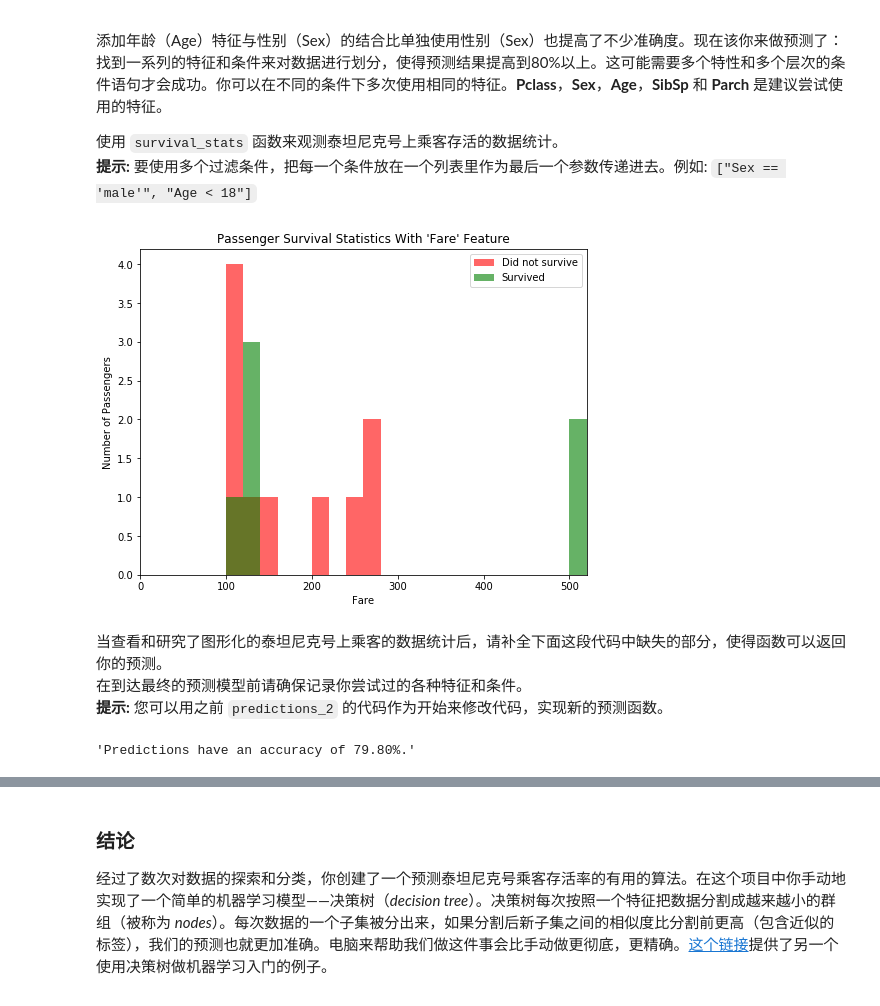
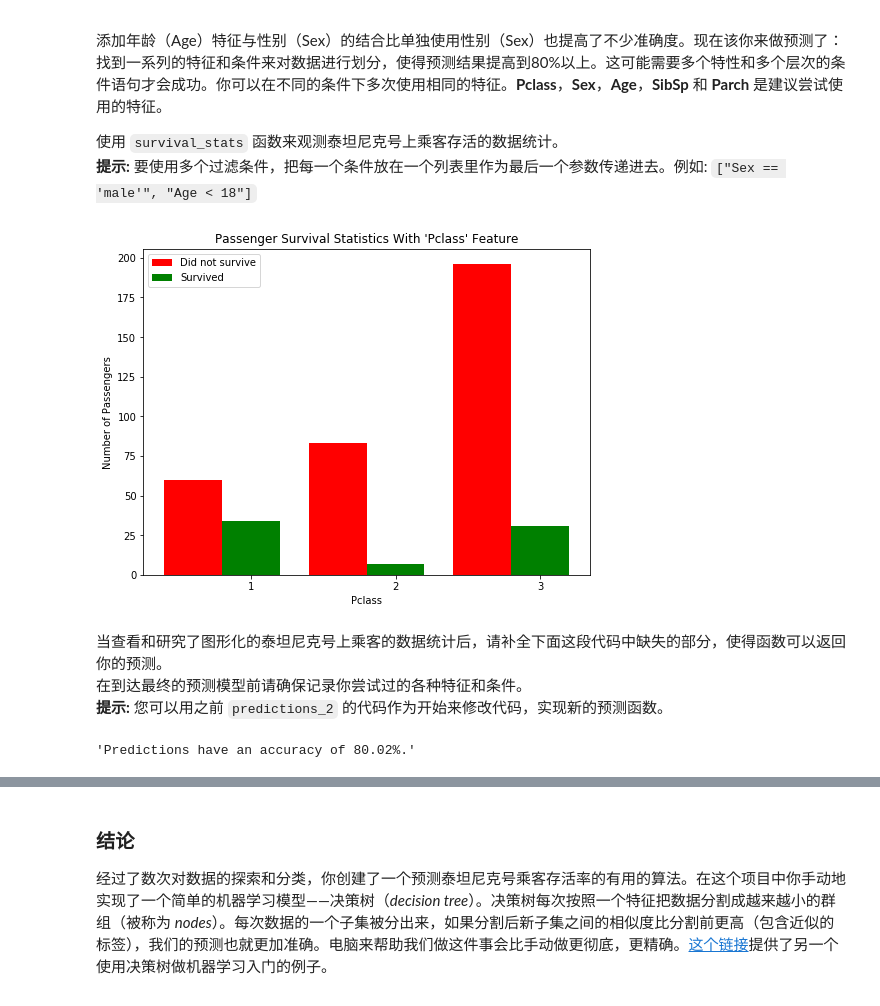
Before and after one commit to LeeZhe/machine-Learning, a Jupyter notebook: titanic_survival_exploration-master/titanic_survival_exploration.ipynb, the cells around one changed output, grey strips where cells are left out. Saved outputs shown, nothing was run; the diff lists cells and outputs as text; code cells hidden in the pictures.

```diff
--- a/titanic_survival_exploration-master/titanic_survival_exploration.ipynb
+++ b/titanic_survival_exploration-master/titanic_survival_exploration.ipynb
@@ -209,9 +209,9 @@ accuracy_score(outcomes,predictions)
 使用 `survival_stats` 函数来观测泰坦尼克号上乘客存活的数据统计。
 **提示:** 要使用多个过滤条件，把每一个条件放在一个列表里作为最后一个参数传递进去。例如: `["Sex == 'male'", "Age < 18"]`
 # %%
-survival_stats(data, outcomes, 'Fare', ['Sex == "male"', "Age >= 7","Embarked != Q","Fare > 100"])
+survival_stats(data, outcomes, 'Pclass', ['Sex == "male"', "Age >= 7","Embarked != Q","Fare <= 500","Fare != 120"])
 # %% [output]
-[figure, old version]
+[figure, new version]
 # %% [markdown]
 当查看和研究了图形化的泰坦尼克号上乘客的数据统计后，请补全下面这段代码中缺失的部分，使得函数可以返回你的预测。
 在到达最终的预测模型前请确保记录你尝试过的各种特征和条件。
@@ -222,13 +222,17 @@ def predictions_3(data):
     female_pre = data['Sex'] == 'female'
     male_age_pre = data[data['Sex'] == 'male']['Age'] < 7
     Fare_data_pre_120 = data[(data['Sex'] == 'male') & (data['Age'] >= 7)]['Fare'] == 120
-    Fare_data_pre_110 = data[(data['Sex'] == 'male') & (data['Age'] >= 7)]['Fare'] == 110
+    Fare_data_pre_500 = data[(data['Sex'] == 'male') & (data['Age'] >= 7)]['Fare'] > 500
+
+#     pclass_pre = data[(data['Sex'] == 'male') & (data['Embarked'] != 'Q') & \
+#                       (data['Fare'] <= 500) & (data['Age'] >= 7) & \
+#                       (data['Fare'] != 120)]['Pclass'] == 1
 
 #     pclass_data_pre = data[(data['Sex'] == 'male') & (data['Age'] >= 7) & (['Fare'] != 120) & \
 #                            (data['Embarked'] != 'Q') & \
 #                           (data['SibSp'] != 2)]['Pclass'] != 1
 
-    predictions = female_pre | male_age_pre | Fare_data_pre_120 | Fare_data_pre_110
+    predictions = female_pre | male_age_pre | Fare_data_pre_120 | Fare_data_pre_500
     predictions.replace({True : 1,False : 0})
     return predictions
 
@@ -237,4 +241,4 @@ def predictions_3(data):
 predictions = predictions_3(data)
 accuracy_score(outcomes,predictions)
 # %% [output]
-'Predictions have an accuracy of 79.80%.'
+'Predictions have an accuracy of 80.02%.'
```
Also changed, not shown: parts of 4 cells of this notebook, 6 other files.
